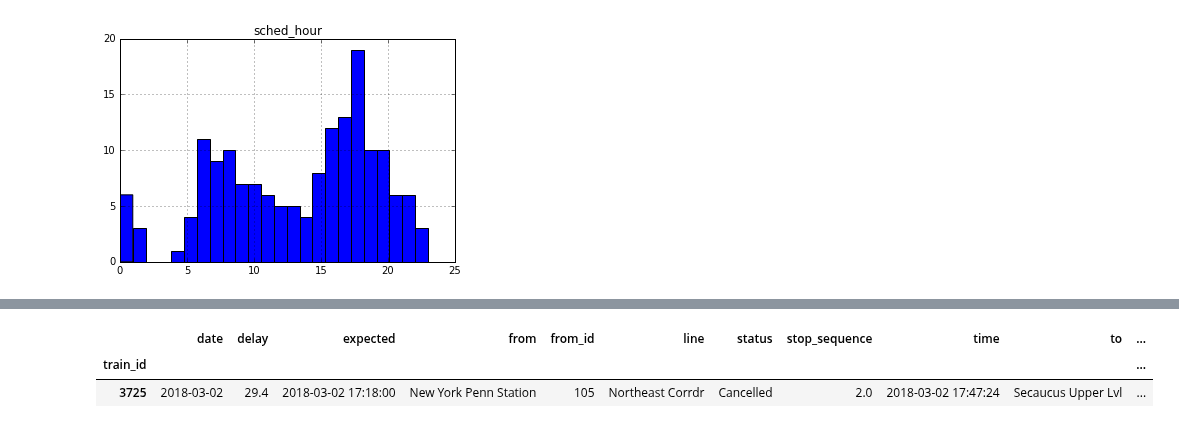
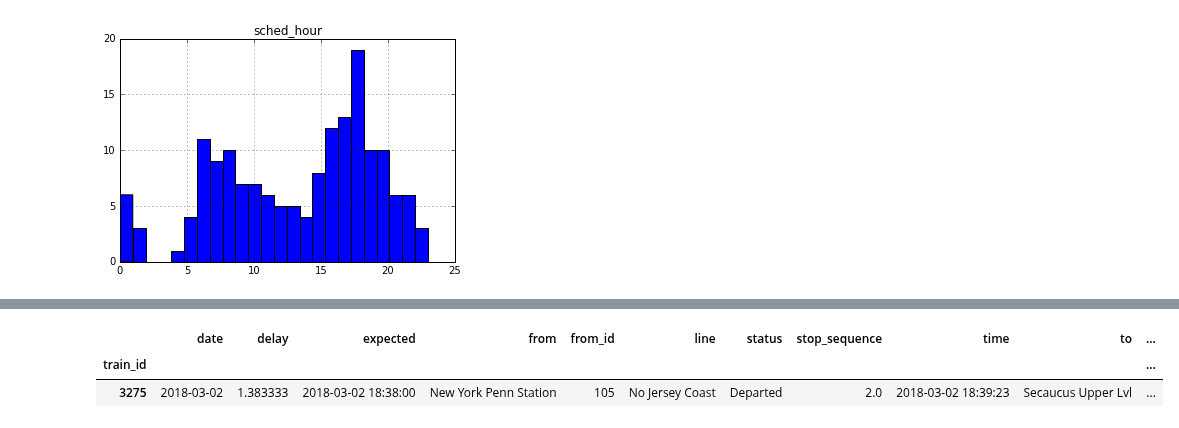
Before and after one commit to pranavbadami/njtransit, a Jupyter notebook: notebooks/analysis/case_study_0302.ipynb, the cells around one changed output, grey strips where cells are left out. Saved outputs shown, nothing was run; the diff lists cells and outputs as text; code cells hidden in the pictures.

```diff
--- a/notebooks/analysis/case_study_0302.ipynb
+++ b/notebooks/analysis/case_study_0302.ipynb
@@ -160,9 +163,9 @@ df[df['train_id'] == '3957']
 # %%
-test2[test2['id'] == '3725']
+test2[test2['id'] == '3275']
 # %% [output]
 |  | date | delay | expected | from | from_id | line | status | stop_sequence | time | to | ... |
 | train_id |  |  |  |  |  |  |  |  |  |  | ... |
-| 3725 | 2018-03-02 | 29.4 | 2018-03-02 17:18:00 | New York Penn Station | 105 | Northeast Corrdr | Cancelled | 2.0 | 2018-03-02 17:47:24 | Secaucus Upper Lvl | ... |
+| 3275 | 2018-03-02 | 1.383333 | 2018-03-02 18:38:00 | New York Penn Station | 105 | No Jersey Coast | Departed | 2.0 | 2018-03-02 18:39:23 | Secaucus Upper Lvl | ... |
 # %%
 trace1 = go.Scatter(
     x = test['sched_hour'],
```
Also changed, not shown: parts of 1 cell of this notebook, 2 other files.
